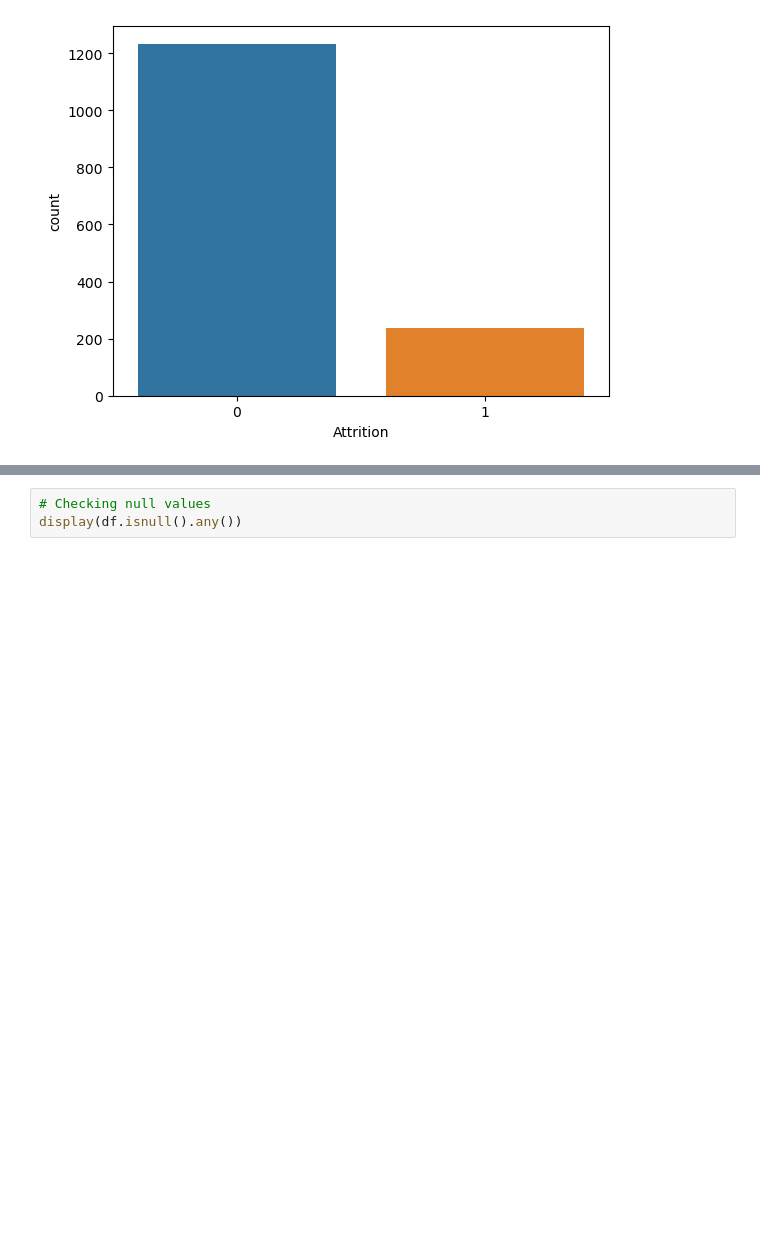
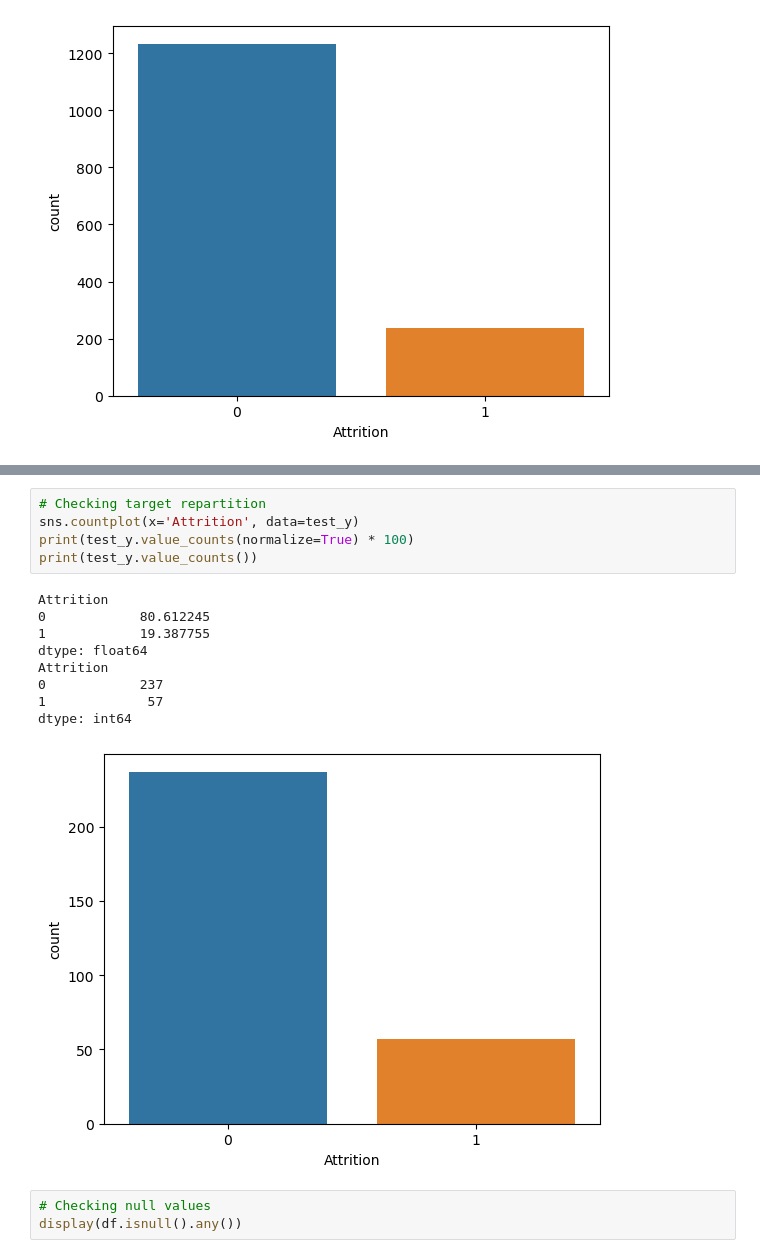
Before and after one commit to Vincentlim7/Data-Science--Employee-Attrition-Prediction, a Jupyter notebook: Main.ipynb, the cells around one changed output, grey strips where cells are left out. Drawn from its saved outputs; the diff is of its cells as text; blank space fills up the shorter version.

```diff
--- a/Main.ipynb
+++ b/Main.ipynb
@@ -57,3 +76,18 @@ dtype: int64
+# %%
+# Checking target repartition
+sns.countplot(x='Attrition', data=test_y)
+print(test_y.value_counts(normalize=True) * 100)
+print(test_y.value_counts())
+# %% [output]
+Attrition
+0            80.612245
+1            19.387755
+dtype: float64
+Attrition
+0            237
+1             57
+dtype: int64
+[figure, added]
 # %%
 # Checking null values
 display(df.isnull().any())
```
Also changed, not shown: parts of 49 cells of this notebook.
